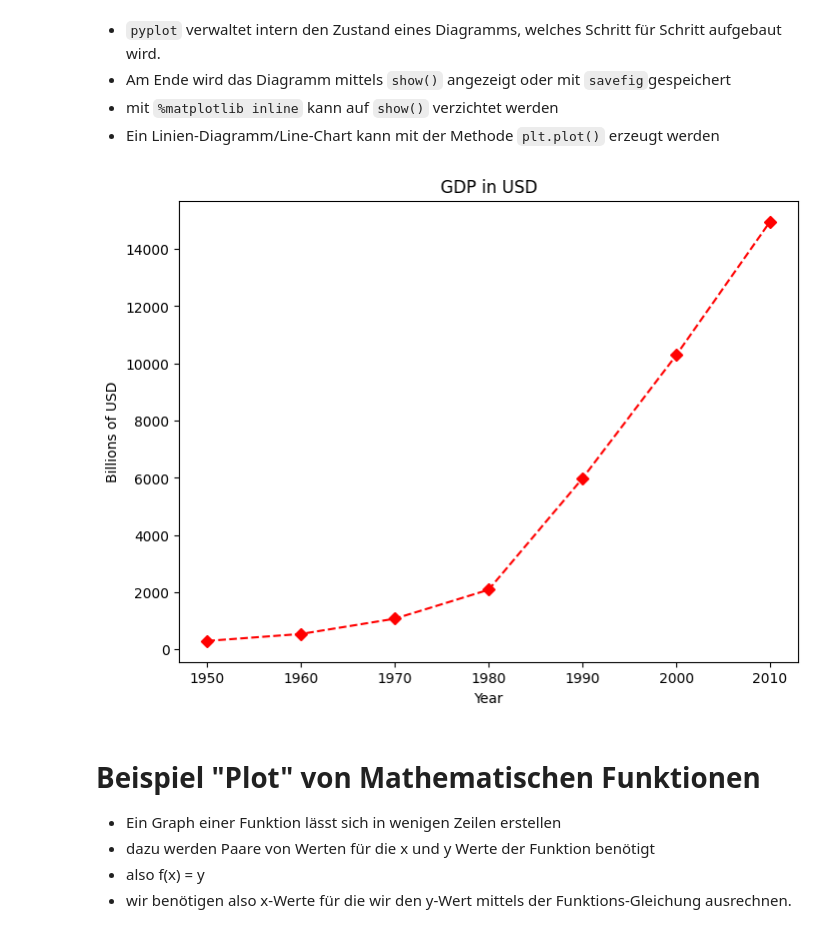
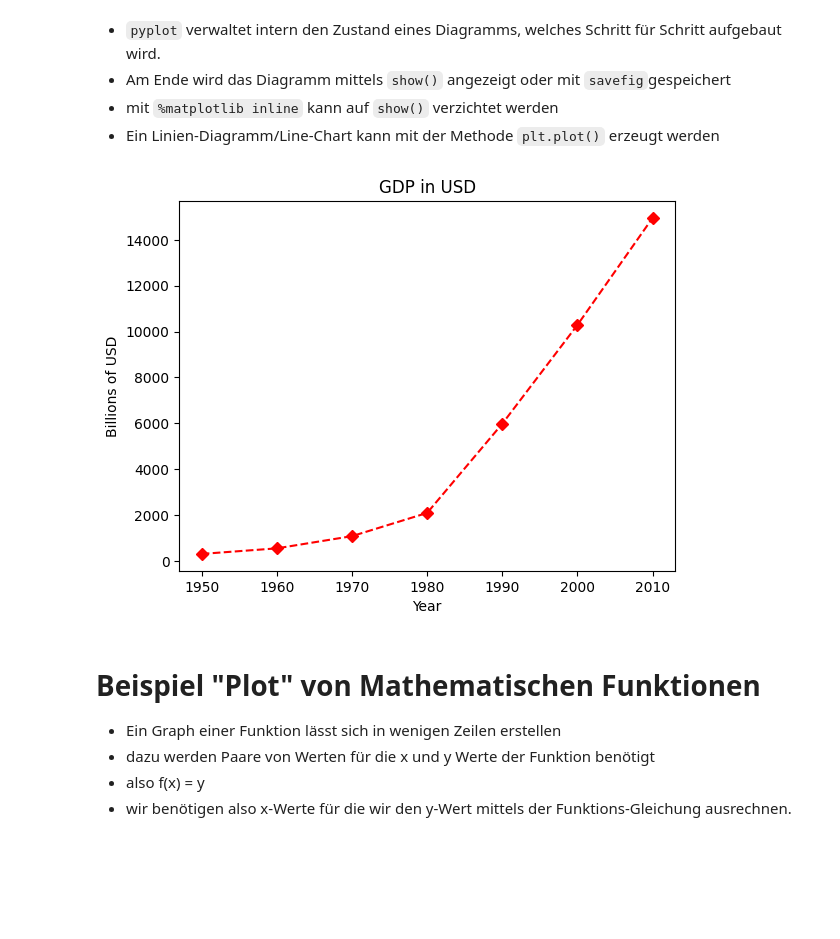
Before and after one commit to iBrotNano/python-project-template, a Jupyter notebook: src/4_visualisierung/matplotlib-intro3.ipynb, the cells around one changed output. Drawn from its saved outputs; the diff is of its cells as text; code cells hidden in the pictures; blank space fills up the shorter version.

```diff
--- a/src/4_visualisierung/matplotlib-intro3.ipynb
+++ b/src/4_visualisierung/matplotlib-intro3.ipynb
@@ -42,27 +42,28 @@ matplotlib.__version__
 # %%
 #Ein Line-Chart (Linien-Diagramm)
 # Bruttoinlandsproduct gdp usa
 from matplotlib import pyplot as plt
 
-plt.figure(figsize=(8, 6)) # Zuerst die Größe (Inches) festlegen
+#plt.figure(figsize=(8, 6)) # Zuerst die Größe (Inches) festlegen
+
 
 
 # Bruttoinlandsproduct gdp usa
 # gross domestic products
 year = [1950,1960,1970,1980,1990,2000,2010]
 gdp = [300.2,543.0,1075.9,2088.5,5979.6,10289.7,14958.3]
 
 plt.plot(year,gdp,color='red',marker='D', linestyle='dashed')
 
 plt.title("GDP in USD")
 plt.ylabel("Billions of USD")
 plt.xlabel('Year')
 #plt.show()
 %matplotlib inline
 # Mit diesem Backend wird die Ausgabe von Plot-Befehlen direkt in Frontends wie dem Jupyter Notebook unterhalb der Codezelle angezeigt, die sie erzeugt hat.
 #plt.savefig('gdp_usa.png')
 # %% [output]
-[figure, old version]
+[figure, new version]
 # %% [markdown]
 # Beispiel "Plot" von Mathematischen Funktionen
 
```
Also changed, not shown: parts of 9 cells of this notebook, 44 other files.
